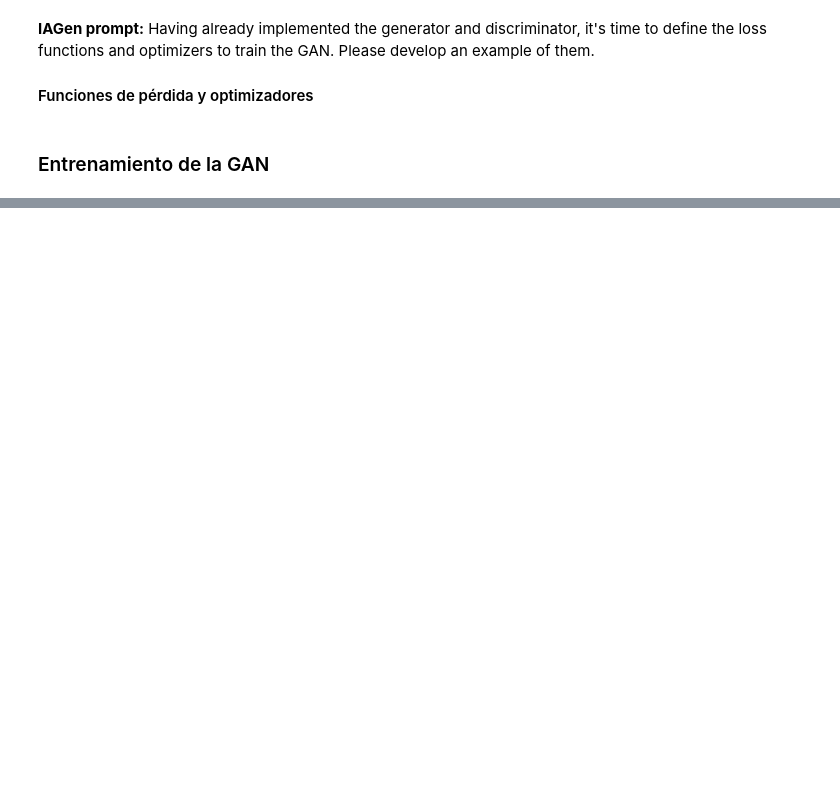
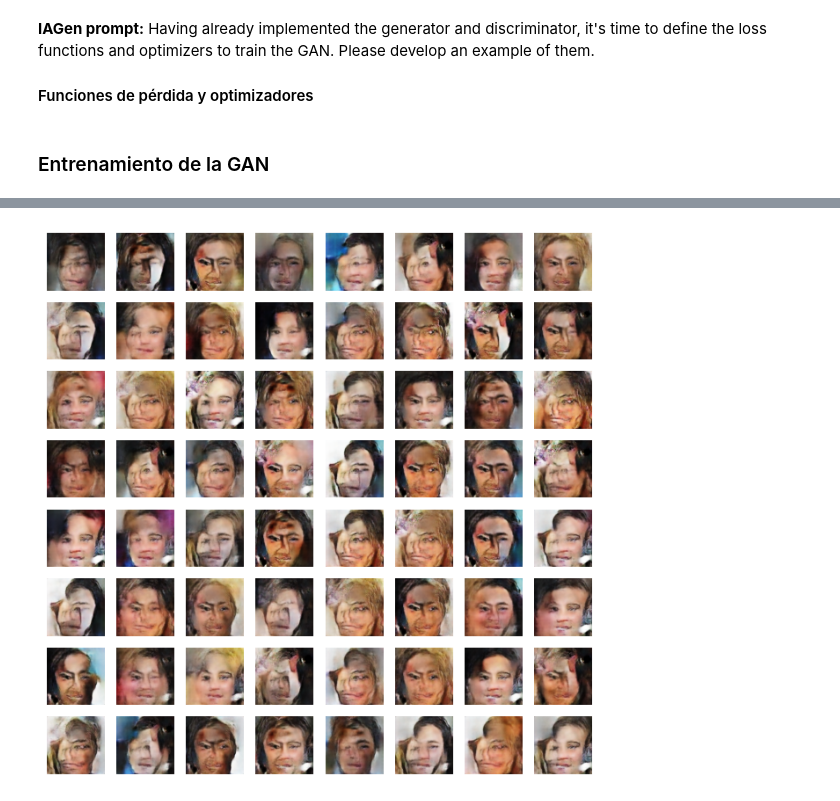
Before and after one commit to MelissaPerez09/Lab06-CC3084, a Jupyter notebook: lab06.ipynb, the cells around one changed output, grey strips where cells are left out. Cells and saved outputs as stored; diff of their text form; code cells hidden in the pictures; blank space fills up the shorter version.

```diff
--- a/lab06.ipynb
+++ b/lab06.ipynb
@@ -198,27 +165,20 @@ Dimensiones de la salida del discriminador: torch.Size([1, 1, 5, 5])
 **IAGen prompt:** Having already implemented the generator and discriminator, it's time to define the loss functions and optimizers to train the GAN. Please develop an example of them.
 #### Funciones de pérdida y optimizadores
 # %%
-# Definir la función de pérdida (Binary Cross Entropy)
 criterion = nn.BCELoss()
 
-# Parámetros del optimizador
-lr = 0.0002  # Tasa de aprendizaje
-beta1 = 0.5  # Parámetro beta1 para el optimizador Adam
+lr = 0.0001
+beta1 = 0.5
 
-# Definir los optimizadores para el generador y el discriminador
 optimizerG = optim.Adam(generator.parameters(), lr=lr, betas=(beta1, 0.999))
 optimizerD = optim.Adam(discriminator.parameters(), lr=lr, betas=(beta1, 0.999))
 
-# Crear etiquetas reales y falsas para la función de pérdida
 real_label = 1.
 fake_label = 0.
 
-# Supongamos que el tamaño de lote es 64
 batch_size = 64
 
-# Crear un tensor de etiquetas reales
 real_labels = torch.full((batch_size,), real_label, dtype=torch.float)
-# Crear un tensor de etiquetas falsas
 fake_labels = torch.full((batch_size,), fake_label, dtype=torch.float)
 # %% [markdown]
 ### Entrenamiento de la GAN
@@ -232,0 +185,5 @@ fake_labels = torch.full((batch_size,), fake_label, dtype=torch.float)
+# %%
+device = torch.device("cuda" if torch.cuda.is_available() else "cpu")
+generator = generator.to(device)
+discriminator = discriminator.to(device)
+print(f"Dispositivo: {device}")
@@ -232,0 +192,68 @@ fake_labels = torch.full((batch_size,), fake_label, dtype=torch.float)
+# %%
+num_epochs = 10
+print_interval = 100
+fixed_noise = torch.randn(64, latent_dim, 1, 1, device=device)
+
+G_losses = []
+D_losses = []
+
+real_label = 1.
+fake_label = 0.
+
+for epoch in range(num_epochs):
+    for i, real_images in enumerate(load_images_in_batches(image_dir, batch_size=batch_size)):
+        ############################
+        # (1) Actualizar Discriminador
+        ############################
+        discriminator.zero_grad()
+        real_images = real_images.to(device)
+        real_output = discriminator(real_images).view(-1)
+        real_labels = torch.full_like(real_output, real_label, dtype=torch.float, device=device)
+        real_loss = criterion(real_output, real_labels)
+        real_loss.backward()
+
+        noise = torch.randn(len(real_images), latent_dim, 1, 1, device=device)
+        fake_images = generator(noise)
+        fake_output = discriminator(fake_images.detach()).view(-1)
+        fake_labels = torch.full_like(fake_output, fake_label, dtype=torch.float, device=device)
+        fake_loss = criterion(fake_output, fake_labels)
+        fake_loss.backward()
+        optimizerD.step()
+
+        ############################
+        # (2) Actualizar Generador
+        ############################
+        generator.zero_grad()
+        output = discriminator(fake_images).view(-1)
+        gen_labels = torch.full_like(output, real_label, dtype=torch.float, device=device)
+        gen_loss = criterion(output, gen_labels)
+        gen_loss.backward()
+        optimizerG.step()
+
+        D_losses.append(real_loss.item() + fake_loss.item())
+        G_losses.append(gen_loss.item())
+
+
+        if i % print_interval == 0:
+            print(f'Epoca [{epoch+1}/{num_epochs}] Lote [{i}/{len(os.listdir(image_dir)) // batch_size}] '
+                  f'Pérdida D: {D_losses[-1]:.4f}, Pérdida G: {G_losses[-1]:.4f}')
+
+    if (epoch + 1) % 5 == 0:
+        with torch.no_grad():
+            fake_images = generator(fixed_noise).detach().cpu()
+        fig, ax = plt.subplots(8, 8, figsize=(8, 8))
+        for j in range(8):
+            for k in range(8):
+                ax[j, k].imshow(denormalize(fake_images[j * 8 + k]).permute(1, 2, 0).numpy())
+                ax[j, k].axis('off')
+        plt.show()
+
+plt.figure(figsize=(10, 5))
+plt.plot(G_losses, label="Pérdida del Generador")
+plt.plot(D_losses, label="Pérdida del Discriminador")
+plt.title("Historial de pérdidas durante el entrenamiento")
+plt.xlabel("Iteraciones")
+plt.ylabel("Pérdida")
+plt.legend()
+plt.show()
+# %% [output]
@@ -232,0 +277 @@ fake_labels = torch.full((batch_size,), fake_label, dtype=torch.float)
+[figure, added]
```
Also changed, not shown: parts of 12 cells of this notebook.
